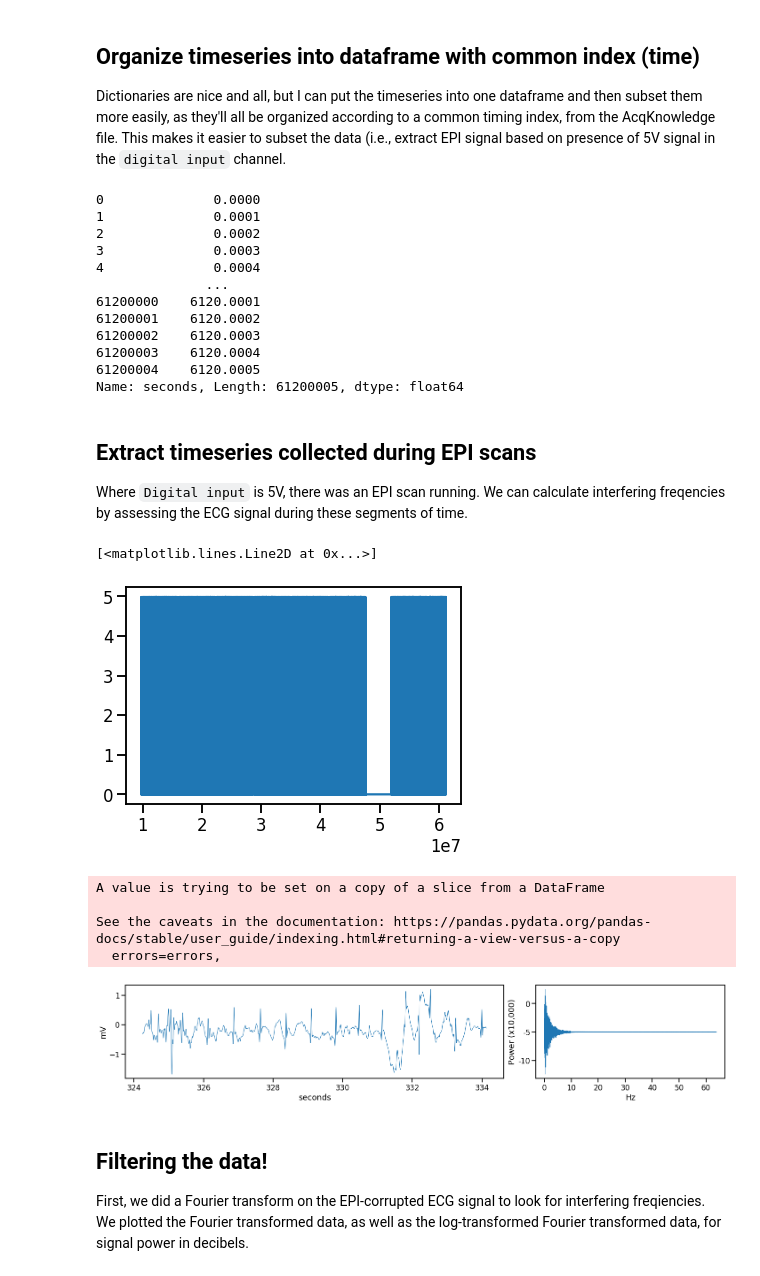
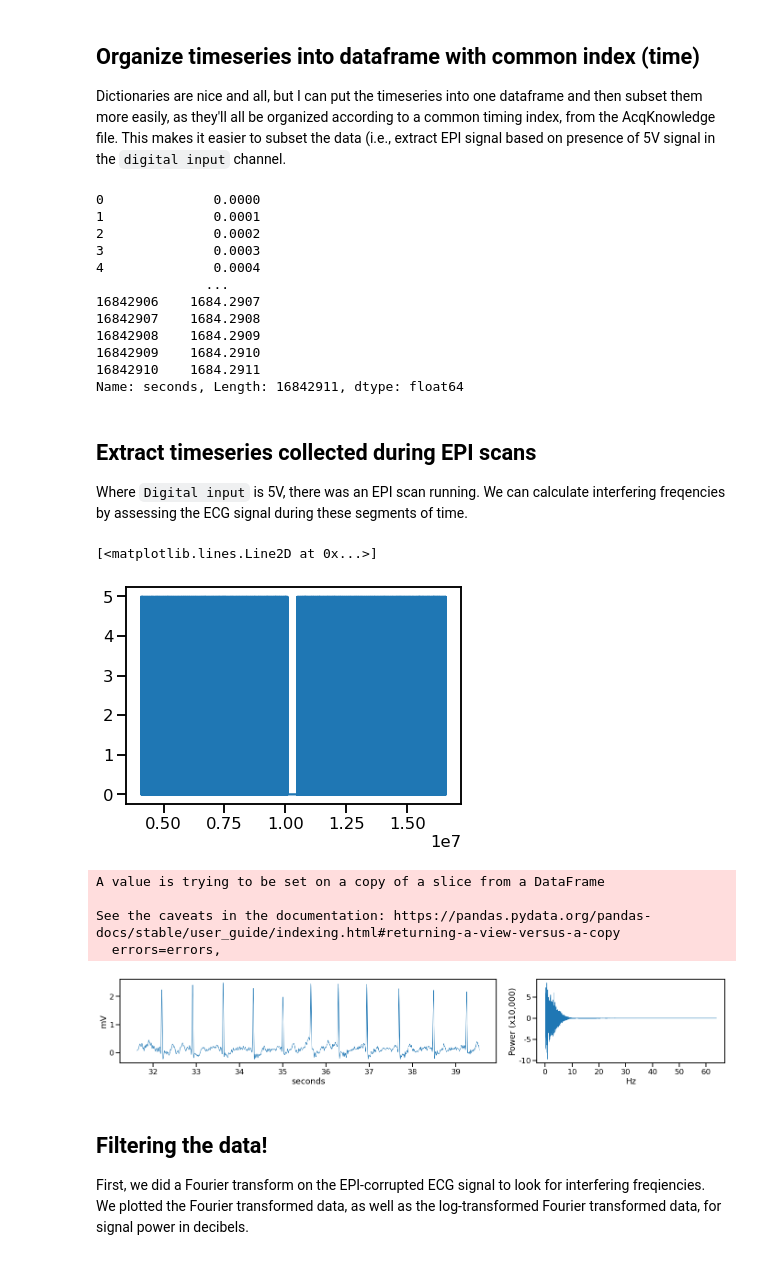
Before and after one commit to sangfrois/ds_prep, a Jupyter notebook: physio/notebooks/ecg_gradient_removal.ipynb, the cells around one changed output. Cells and saved outputs as stored; diff of their text form; code cells hidden in the pictures.

```diff
--- a/physio/notebooks/ecg_gradient_removal.ipynb
+++ b/physio/notebooks/ecg_gradient_removal.ipynb
@@ -69,4 +50,4 @@ def comb_band_stop(notches, filtered, Q, fs):
 ## Read in the AcqKnowlege file from our pilot participant
 Bioread is a python package for reading AcqKnowledge files into python as dictionaries. The second line just checks on the names of each channel and the data contained.
 # %%
-data = br.read_file('/data/neuromod/DATA/cneuromod/movie10/sourcedata/physio/sub-06/ses-009/neuromod_video52019-09-19T13_11_23.acq')
+data = br.read_file('dat /movie10/sourcedata/physio/sub-06/neuromod_video52019-08-22T16_32_03.acq')
@@ -93,7 +68,7 @@ Dictionaries are nice and all, but I can put the timeseries into one dataframe a
 timeseries = pd.DataFrame(columns=['ECG', 'TTL', 'seconds'])
 
 timeseries['EPI'] = data.named_channels['TTL'].data
-timeseries['ECG'] = data.named_channels['ECG100C'].data
+timeseries['ECG'] = data.named_channels['ECG100C'].data*-1
 timeseries['seconds'] = data.time_index
 # %%
 timeseries['seconds']
@@ -104,12 +79,12 @@ timeseries['seconds']
 3              0.0003
 4              0.0004
               ...
-61200000    6120.0001
-61200001    6120.0002
-61200002    6120.0003
-61200003    6120.0004
-61200004    6120.0005
-Name: seconds, Length: 61200005, dtype: float64
+16842906    1684.2907
+16842907    1684.2908
+16842908    1684.2909
+16842909    1684.2910
+16842910    1684.2911
+Name: seconds, Length: 16842911, dtype: float64
 # %% [markdown]
 ## Extract timeseries collected during EPI scans
 Where `Digital input` is 5V, there was an EPI scan running. We can calculate interfering freqencies by assessing the ECG signal during these segments of time.
@@ -120,7 +95,7 @@ scan_idx = consecutive(fives, stepsize=1)
 plt.plot(timeseries['EPI'][fives[200]:fives[-1]])
 # %% [output]
 [<matplotlib.lines.Line2D at 0x...>]
-[figure, old version]
+[figure, new version]
 # %%
 #separating timeseries collected during BOLD scan
 #(where trigger channel = 5V)
@@ -134,29 +109,29 @@ See the caveats in the documentation: https://pandas.pydata.org/pandas-docs/stab
 # %%
 fft_ecg = np.fft.fft(timeseries['ECG'][60000:1000000])
 freq = np.fft.fftfreq(timeseries['ECG'][60000:1000000].shape[-1], d=0.0005)
 fft_ecg_db = 10 * np.log10(abs(fft_ecg))
 
 gridkw = dict(width_ratios=[2,1])
 fig, (ax1, ax2) = plt.subplots(1, 2, gridspec_kw=gridkw, figsize=(20,4))
 plt.tight_layout(pad=2)
 
-sns.lineplot(signal.decimate(timeseries['seconds'][3200000:5000000],10)[8000:18000],
-             signal.decimate(timeseries['ECG'][3200000:5000000], 10)[8000:18000],
+sns.lineplot(signal.decimate(timeseries['seconds'][320000:500000],10)[:8000],
+             signal.decimate(timeseries['ECG'][320000:500000], 10)[:8000],
              linewidth=1, ax=ax1) #array, top subplot
 #sns.lineplot(freq[:100000], fft_ecg_db[:100000], linewidth=1, ax=ax2)
 sns.lineplot(freq[2:30000],
              fft_ecg.real[2:30000],
              ax=ax2, linewidth=1)#bottom subplot
 ax1.set_xlabel('seconds')
 ax1.set_ylabel('mV')
 #ax3.set_xlabel('Hz')
 ax2.set_xlabel('Hz')
 ax2.set_yticklabels([0,-10, -5, 0, 5])
 ax2.set_ylabel('Power (x10,000)')
 plt.show()
 #fig.savefig('../figures/me_sms-ecg-fft_raw-noepi.png', dpi=300)
 # %% [output]
-[figure, old version]
+[figure, new version]
 # %% [markdown]
 ## Filtering the data!
 First, we did a Fourier transform on the EPI-corrupted ECG signal to look for interfering freqiencies. We plotted the Fourier transformed data, as well as the log-transformed Fourier transformed data, for signal power in decibels.
```
Also changed, not shown: parts of 24 cells of this notebook, 6 other files.
